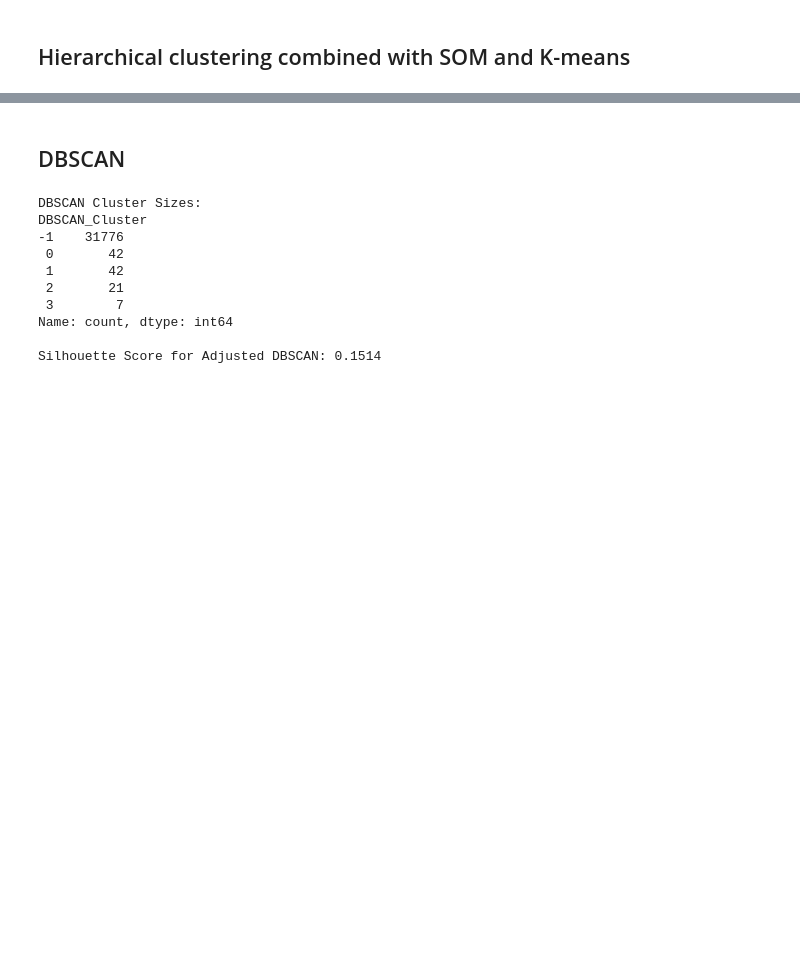
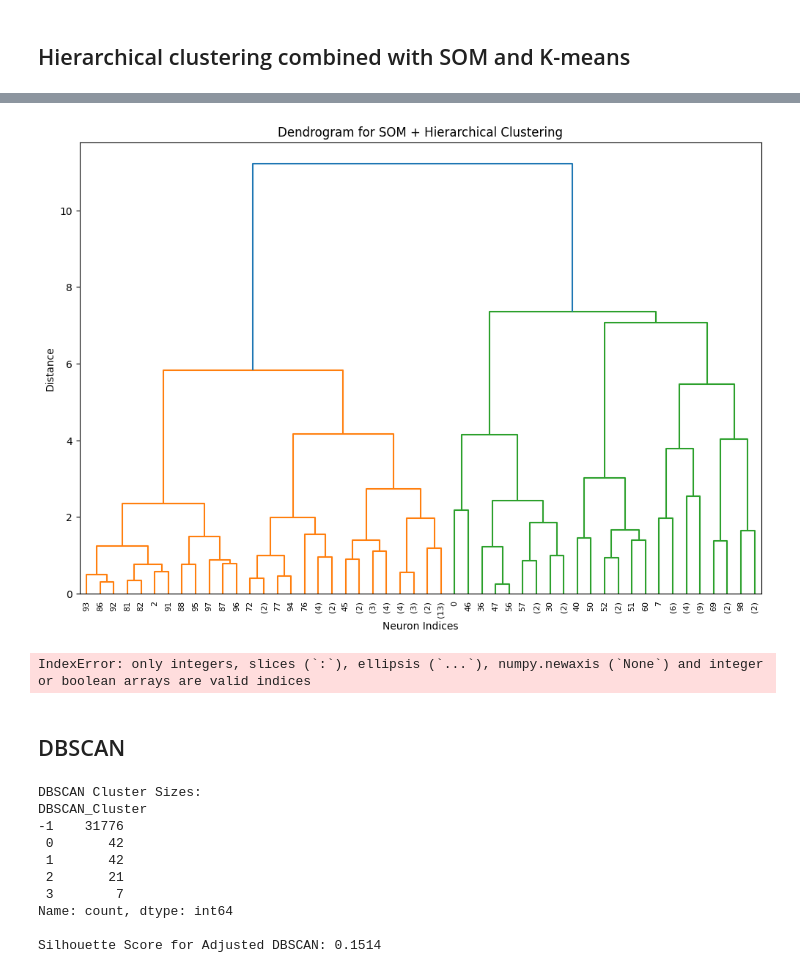
Before and after one commit to gugaaa1904/Data_Mining, a Jupyter notebook: Group 51 Clustering.ipynb, the cells around one changed output, grey strips where cells are left out. Saved outputs shown, nothing was run; the diff lists cells and outputs as text; code cells hidden in the pictures; blank space fills up the shorter version.

```diff
--- a/Group 51 Clustering.ipynb
+++ b/Group 51 Clustering.ipynb
@@ -685,3 +444,73 @@ Represents high-value customers.
+# %%
+# Required imports
+from minisom import MiniSom
+from scipy.cluster.hierarchy import linkage, dendrogram, fcluster
+from sklearn.preprocessing import StandardScaler
+import matplotlib.pyplot as plt
+import numpy as np
+import pandas as pd
+
+# Scale the data
+scaler = StandardScaler()
+group_1_scaled = scaler.fit_transform(group_1)
+
+# Define SOM dimensions
+som_grid_x, som_grid_y = 10, 10
+
+# Initialize and train SOM
+som = MiniSom(x=som_grid_x, y=som_grid_y, input_len=group_1_scaled.shape[1], sigma=1.0, learning_rate=0.5)
+som.random_weights_init(group_1_scaled)
+som.train_random(data=group_1_scaled, num_iteration=500)
+
+# Extract SOM weights and neuron indices
+weights = som.get_weights().reshape(som_grid_x * som_grid_y, -1)
+neuron_map_flat = np.array([som.winner(x)[0] * som_grid_y + som.winner(x)[1] for x in group_1_scaled])
+
+# Perform hierarchical clustering on SOM weights
+linkage_matrix = linkage(weights, method='ward')
+
+# Plot the dendrogram
+plt.figure(figsize=(12, 8))
+dendrogram(linkage_matrix, truncate_mode='level', p=5)
+plt.title('Dendrogram for SOM + Hierarchical Clustering')
+plt.xlabel('Neuron Indices')
+plt.ylabel('Distance')
+plt.show()
+
+# Assign clusters based on dendrogram
+num_clusters = 4  # Choose the number of clusters based on dendrogram analysis
+som_clusters = fcluster(linkage_matrix, num_clusters, criterion='maxclust')
+
+# Map SOM clusters back to the original data
+# Match neuron indices to their corresponding clusters
+neuron_to_cluster = {i: cluster for i, cluster in enumerate(som_clusters)}
+data_som_clusters = np.array([neuron_to_cluster[n] for n in neuron_map_flat])
+
+# Ensure `data_som_clusters` matches the number of rows in the original dataset
+if len(data_som_clusters) != len(group_1):
+    raise ValueError("The number of SOM clusters does not match the number of original data points.")
+
+# Add clusters to the original dataset
+group_1_with_clusters = group_1.copy()
+group_1_with_clusters['SOM_Cluster'] = data_som_clusters
+
+# Print cluster summary statistics
+cluster_summary = group_1_with_clusters.groupby('SOM_Cluster').mean()
+print("Cluster Summary:")
+print(cluster_summary)
+
+# Optional: Visualize SOM clusters
+plt.figure(figsize=(8, 6))
+for c in np.unique(som_clusters):
+    plt.scatter(weights[som_clusters == c, 0], weights[som_clusters == c, 1], label=f'Cluster {c}')
+plt.title("Clusters on SOM (Hierarchical Clustering)")
+plt.xlabel("Feature 1 (SOM Neuron Weight)")
+plt.ylabel("Feature 2 (SOM Neuron Weight)")
+plt.legend()
+plt.show()
+# %% [output]
+[figure, added]
+IndexError: only integers, slices (`:`), ellipsis (`...`), numpy.newaxis (`None`) and integer or boolean arrays are valid indices
 # %% [markdown]
 ## DBSCAN
 # %%
```
Also changed, not shown: parts of 29 cells of this notebook, 1 other file.
